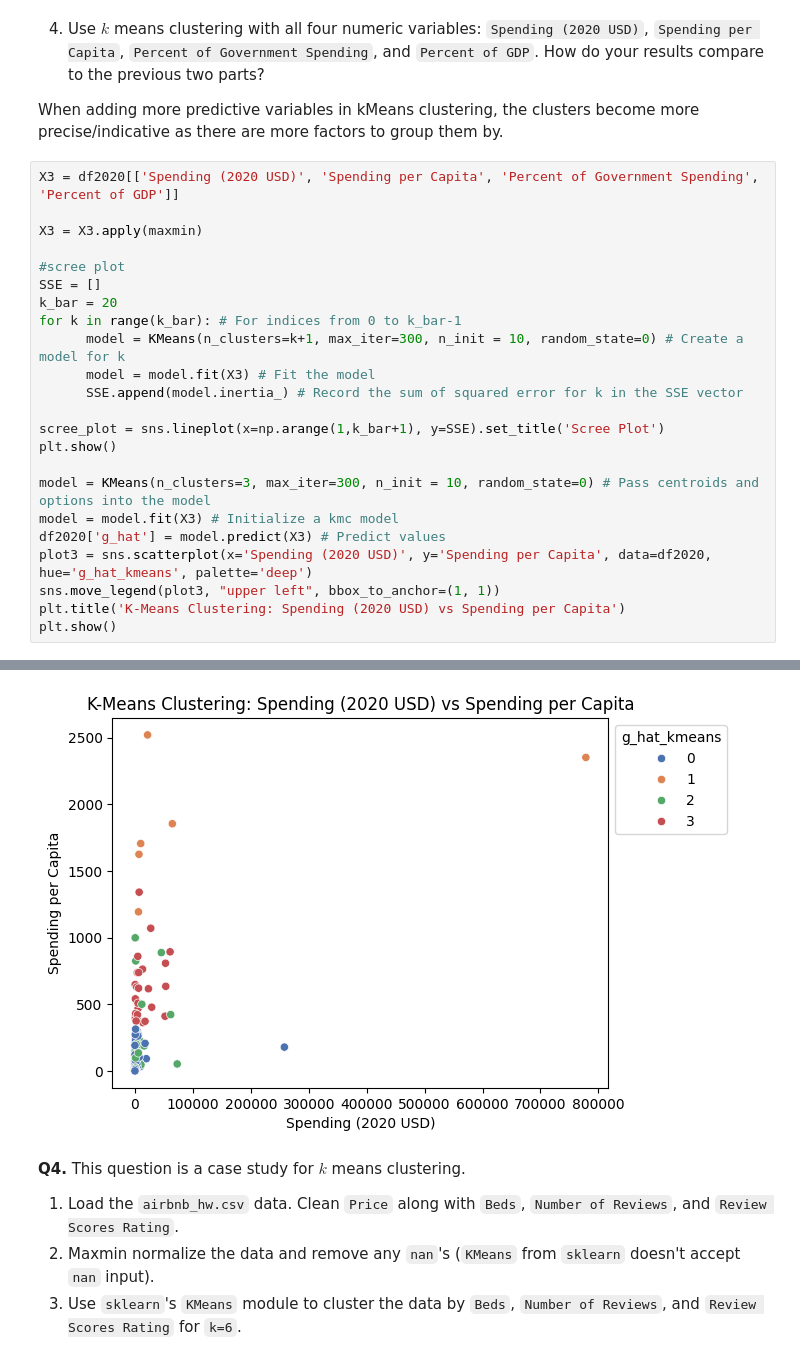
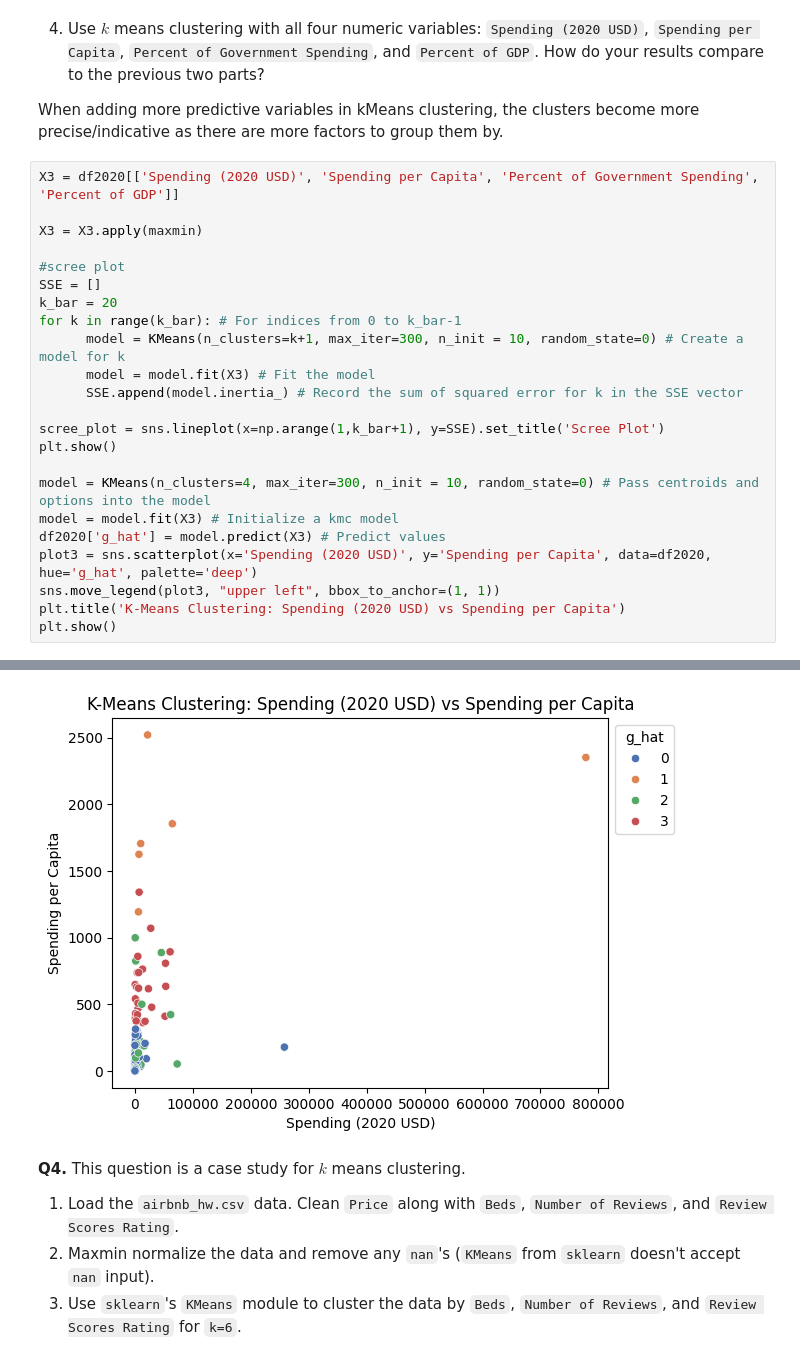
Before and after one commit to ashleynguyen04/clustering, a Jupyter notebook: assignment/assignment_clustering.ipynb, the cells around one changed output, grey strips where cells are left out. Saved outputs shown, nothing was run; the diff lists cells and outputs as text.

```diff
--- a/assignment/assignment_clustering.ipynb
+++ b/assignment/assignment_clustering.ipynb
@@ -262,29 +262,29 @@ When adding more predictive variables in kMeans clustering, the clusters become
 # %%
 X3 = df2020[['Spending (2020 USD)', 'Spending per Capita', 'Percent of Government Spending', 'Percent of GDP']]
 
 X3 = X3.apply(maxmin)
 
 #scree plot
 SSE = []
 k_bar = 20
 for k in range(k_bar): # For indices from 0 to k_bar-1
       model = KMeans(n_clusters=k+1, max_iter=300, n_init = 10, random_state=0) # Create a model for k
       model = model.fit(X3) # Fit the model
       SSE.append(model.inertia_) # Record the sum of squared error for k in the SSE vector
 
 scree_plot = sns.lineplot(x=np.arange(1,k_bar+1), y=SSE).set_title('Scree Plot')
 plt.show()
 
-model = KMeans(n_clusters=3, max_iter=300, n_init = 10, random_state=0) # Pass centroids and options into the model
+model = KMeans(n_clusters=4, max_iter=300, n_init = 10, random_state=0) # Pass centroids and options into the model
 model = model.fit(X3) # Initialize a kmc model
 df2020['g_hat'] = model.predict(X3) # Predict values
-plot3 = sns.scatterplot(x='Spending (2020 USD)', y='Spending per Capita', data=df2020, hue='g_hat_kmeans', palette='deep')
+plot3 = sns.scatterplot(x='Spending (2020 USD)', y='Spending per Capita', data=df2020, hue='g_hat', palette='deep')
 sns.move_legend(plot3, "upper left", bbox_to_anchor=(1, 1))
 plt.title('K-Means Clustering: Spending (2020 USD) vs Spending per Capita')
 plt.show()
 # %% [output]
 [figure]
-[figure, old version]
+[figure, new version]
 # %% [markdown]
 **Q4.** This question is a case study for $k$ means clustering.
 
```
